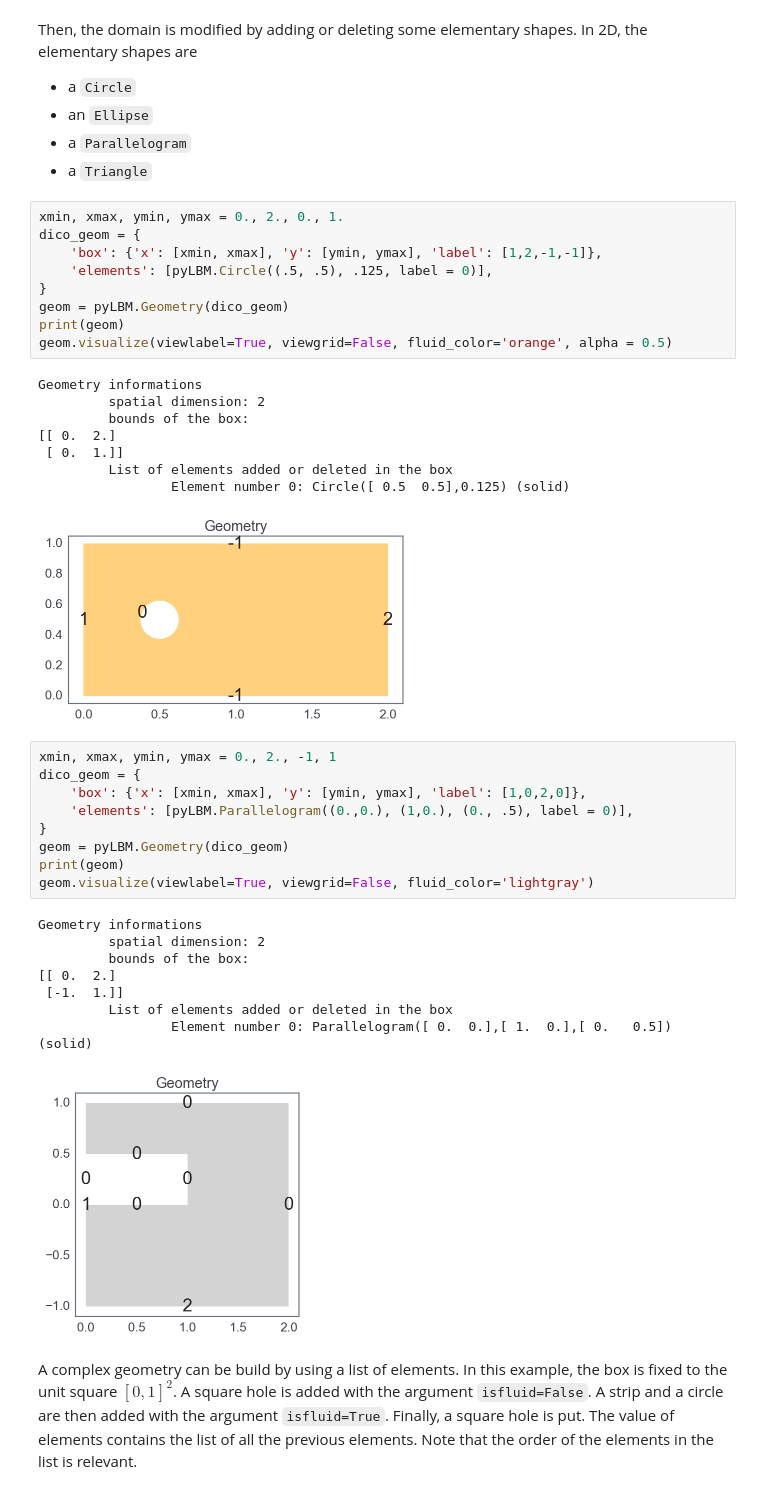
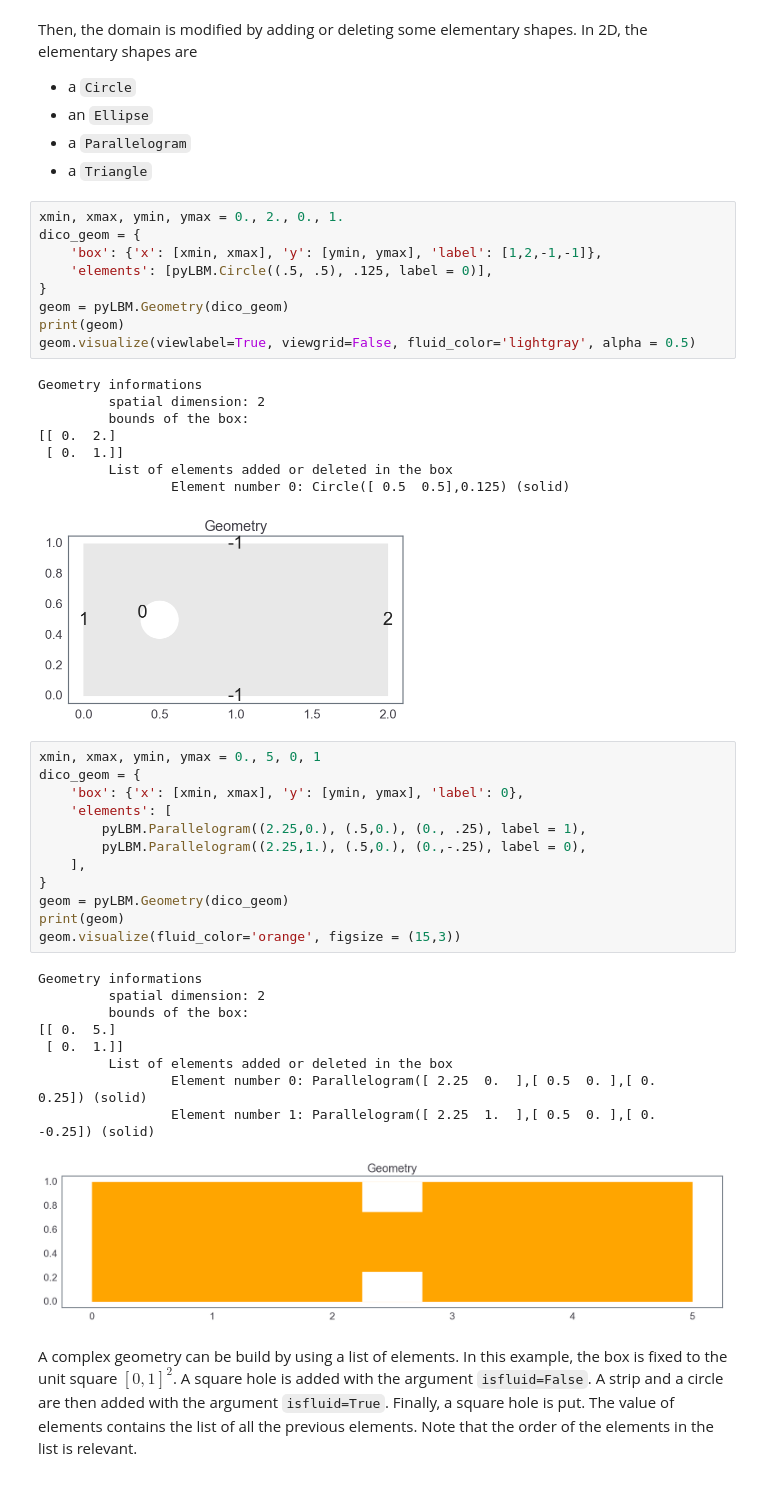
Before and after one commit to pylbm/talks, a Jupyter notebook: 20180403_cmap/pylbm_geometry.ipynb, the cells around one changed output. Saved outputs shown, nothing was run; the diff lists cells and outputs as text.

```diff
--- a/20180403_cmap/pylbm_geometry.ipynb
+++ b/20180403_cmap/pylbm_geometry.ipynb
@@ -109,7 +109,7 @@ dico_geom = {
 }
 geom = pyLBM.Geometry(dico_geom)
 print(geom)
-geom.visualize(viewlabel=True, viewgrid=False, fluid_color='orange', alpha = 0.5)
+geom.visualize(viewlabel=True, viewgrid=False, fluid_color='lightgray', alpha = 0.5)
 # %% [output]
 Geometry informations
          spatial dimension: 2
@@ -118,25 +118,29 @@ Geometry informations
  [ 0.  1.]]
          List of elements added or deleted in the box
                  Element number 0: Circle([ 0.5  0.5],0.125) (solid)
-[figure, old version]
+[figure, new version]
 # %%
-xmin, xmax, ymin, ymax = 0., 2., -1, 1
+xmin, xmax, ymin, ymax = 0., 5, 0, 1
 dico_geom = {
-    'box': {'x': [xmin, xmax], 'y': [ymin, ymax], 'label': [1,0,2,0]},
-    'elements': [pyLBM.Parallelogram((0.,0.), (1,0.), (0., .5), label = 0)],
+    'box': {'x': [xmin, xmax], 'y': [ymin, ymax], 'label': 0},
+    'elements': [
+        pyLBM.Parallelogram((2.25,0.), (.5,0.), (0., .25), label = 1),
+        pyLBM.Parallelogram((2.25,1.), (.5,0.), (0.,-.25), label = 0),
+    ],
 }
 geom = pyLBM.Geometry(dico_geom)
 print(geom)
-geom.visualize(viewlabel=True, viewgrid=False, fluid_color='lightgray')
+geom.visualize(fluid_color='orange', figsize = (15,3))
 # %% [output]
 Geometry informations
          spatial dimension: 2
          bounds of the box:
-[[ 0.  2.]
- [-1.  1.]]
+[[ 0.  5.]
+ [ 0.  1.]]
          List of elements added or deleted in the box
-                 Element number 0: Parallelogram([ 0.  0.],[ 1.  0.],[ 0.   0.5]) (solid)
+                 Element number 0: Parallelogram([ 2.25  0.  ],[ 0.5  0. ],[ 0.    0.25]) (solid)
+                 Element number 1: Parallelogram([ 2.25  1.  ],[ 0.5  0. ],[ 0.   -0.25]) (solid)
-[figure, old version]
+[figure, new version]
 # %% [markdown]
 A complex geometry can be build by using a list of elements. In this example, the box is fixed to the unit square $[0,1]^2$. A square hole is added with the argument `isfluid=False`. A strip and a circle are then added with the argument `isfluid=True`. Finally, a square hole is put. The value of elements contains the list of all the previous elements. Note that the order of the elements in the list is relevant.
 # %%
```
Also changed, not shown: parts of 8 cells of this notebook.
